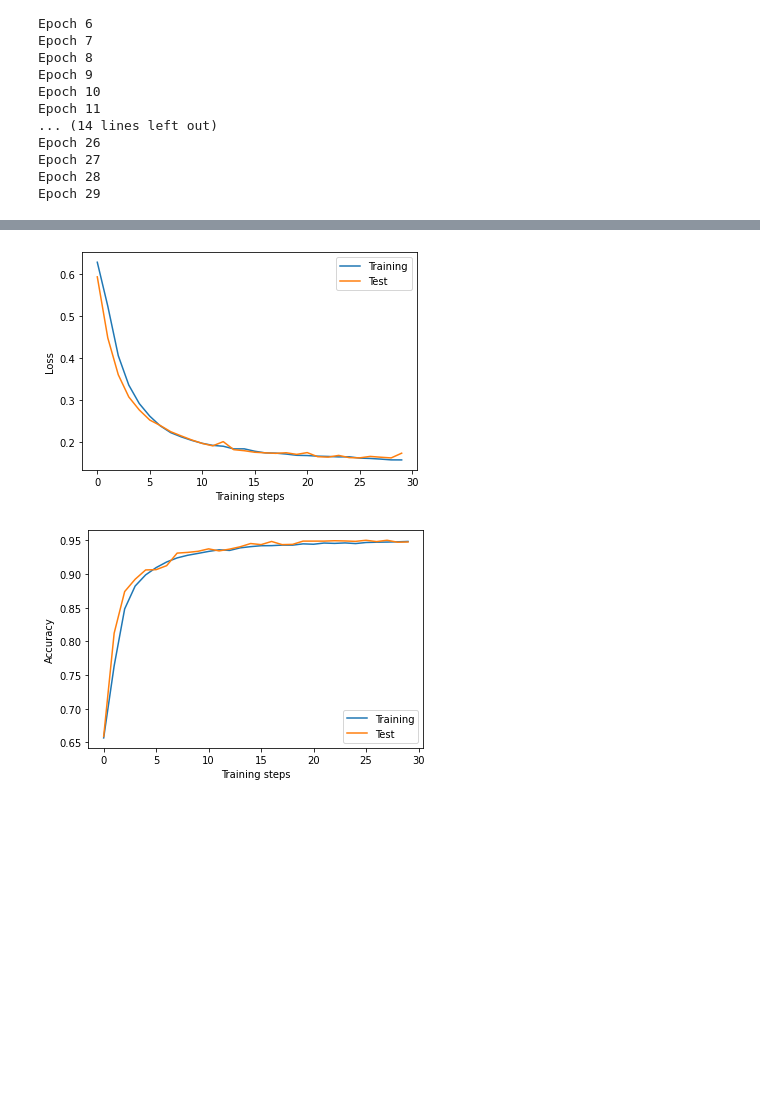
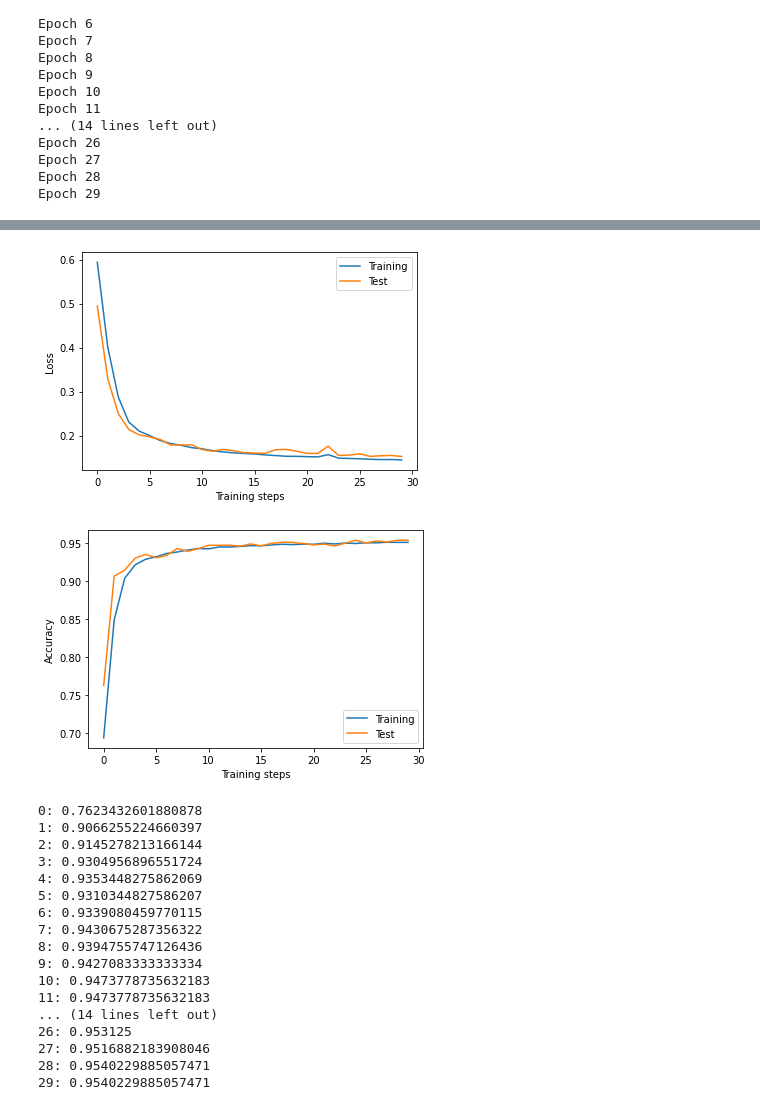
Before and after one commit to fabian9697/IANN_group30, a Jupyter notebook: Submitted_Homework/homework04/homework04_group30.ipynb, the cells around one changed output, grey strips where cells are left out. Drawn from its saved outputs; the diff is of its cells as text; code cells hidden in the pictures; blank space fills up the shorter version.

```diff
--- a/Submitted_Homework/homework04/homework04_group30.ipynb
+++ b/Submitted_Homework/homework04/homework04_group30.ipynb
@@ -15,13 +15,13 @@ To prepare the data for our training of the CNN, we used the knowledge gained in
 # %%
 # Input pipeline
-batch_size = 64
+batch_size = 32
 
-raw_dataset = tfds.load('Malaria', split='train', as_supervised = True)    # Name the split parameter to get a tf.dataset with tuples. Otherwise one gets a dictionary.
+raw_dataset = tfds.load('Malaria', split='train', as_supervised = True)
 
 # Resizes the images to a quadratic shape of 300x300 pixels.
 padded_images = raw_dataset.map(lambda inp, tar: tf.image.resize(inp, [300, 300]))
 
-# Normalizes/ Standardizes the images with a mean of zero and a standard deviation of 1.
+# Standardizes the images with a mean of zero and a standard deviation of 1.
 padded_images = padded_images.map(lambda img: tf.image.per_image_standardization(img))
 
 # One-hot encoded targets
@@ -30,10 +30,10 @@ one_hot_targets = raw_dataset.map(lambda inp, tar: tf.one_hot(tar, 2))
 
 # Seperates the inputs (images) and targets into training and test data.
 splitting_limit_train_test_data = 22000
-training_dataset_inputs = padded_images.take(splitting_limit_train_test_data)      # new datasets with all items up to the splitting limit
+training_dataset_inputs = padded_images.take(splitting_limit_train_test_data)      # New datasets with all items up to the splitting limit
 training_dataset_targets = one_hot_targets.take(splitting_limit_train_test_data)
 
-test_dataset_inputs = padded_images.skip(splitting_limit_train_test_data)          # new datasets with all items from the splitting limit
+test_dataset_inputs = padded_images.skip(splitting_limit_train_test_data)          # New datasets with all items from the splitting limit
 test_dataset_targets = one_hot_targets.skip(splitting_limit_train_test_data)
 
 
@@ -41,12 +41,12 @@ test_dataset_targets = one_hot_targets.skip(splitting_limit_train_test_data)
 training_dataset = tf.data.Dataset.zip((training_dataset_inputs, training_dataset_targets))
 training_dataset = training_dataset.batch(batch_size)
 training_dataset = training_dataset.shuffle(buffer_size = batch_size)
-training_dataset = training_dataset.prefetch(32)
+training_dataset = training_dataset.prefetch(16)
 
 test_dataset = tf.data.Dataset.zip((test_dataset_inputs, test_dataset_targets))
 test_dataset = test_dataset.batch(batch_size)
 test_dataset = test_dataset.shuffle(buffer_size = batch_size)
-test_dataset = test_dataset.prefetch(32)
+test_dataset = test_dataset.prefetch(16)
 # %% [output]
 Downloading and preparing dataset malaria/1.0.0 (download: 337.08 MiB, generated: Unknown size, total: 337.08 MiB) to /root/tensorflow_datasets/malaria/1.0.0...
 
@@ -205,21 +207,41 @@ Epoch 29
 # %%
 # Description: Figure 1 shows the loss for each epoch during the training and testing of the model.
 #              Figure 2 shows the accuracy for each epoch during the training and testing of the model.
 plt.figure()
 line1, = plt.plot(training_losses)
 line2, = plt.plot(test_losses)
 plt.xlabel("Training steps")
 plt.ylabel("Loss")
 plt.legend((line1, line2),("Training", "Test"))
 plt.show()
 
 plt.figure()
 line1, = plt.plot(training_accuracies)
 line2, = plt.plot(test_accuracies)
 plt.xlabel("Training steps")
 plt.ylabel("Accuracy")
 plt.legend((line1, line2),("Training", "Test"))
 plt.show()
+
+for n, i in enumerate(test_accuracies):
+   print(str(n) +": " + str(i))
 # %% [output]
-[figure, old version]
+[figure, new version]
-[figure, old version]
+[figure, new version]
+0: 0.7623432601880878
+1: 0.9066255224660397
+2: 0.9145278213166144
+3: 0.9304956896551724
+4: 0.9353448275862069
+5: 0.9310344827586207
+6: 0.9339080459770115
+7: 0.9430675287356322
+8: 0.9394755747126436
+9: 0.9427083333333334
+10: 0.9473778735632183
+11: 0.9473778735632183
+... (14 lines left out)
+26: 0.953125
+27: 0.9516882183908046
+28: 0.9540229885057471
+29: 0.9540229885057471
```
Also changed, not shown: parts of 5 cells of this notebook, 3 other files.
